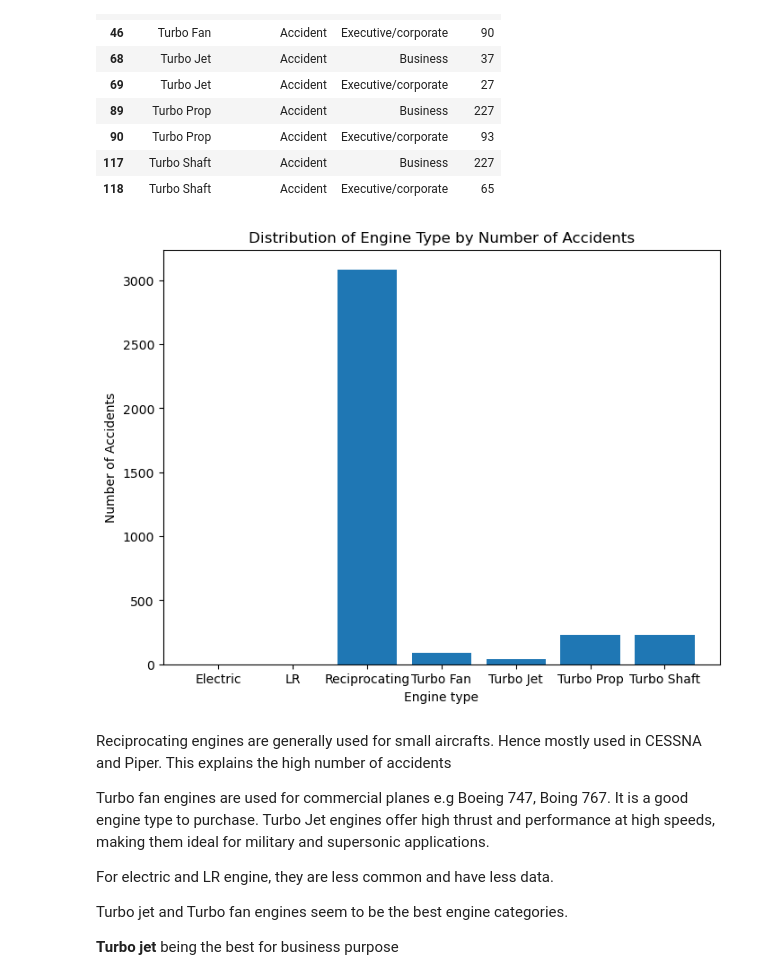
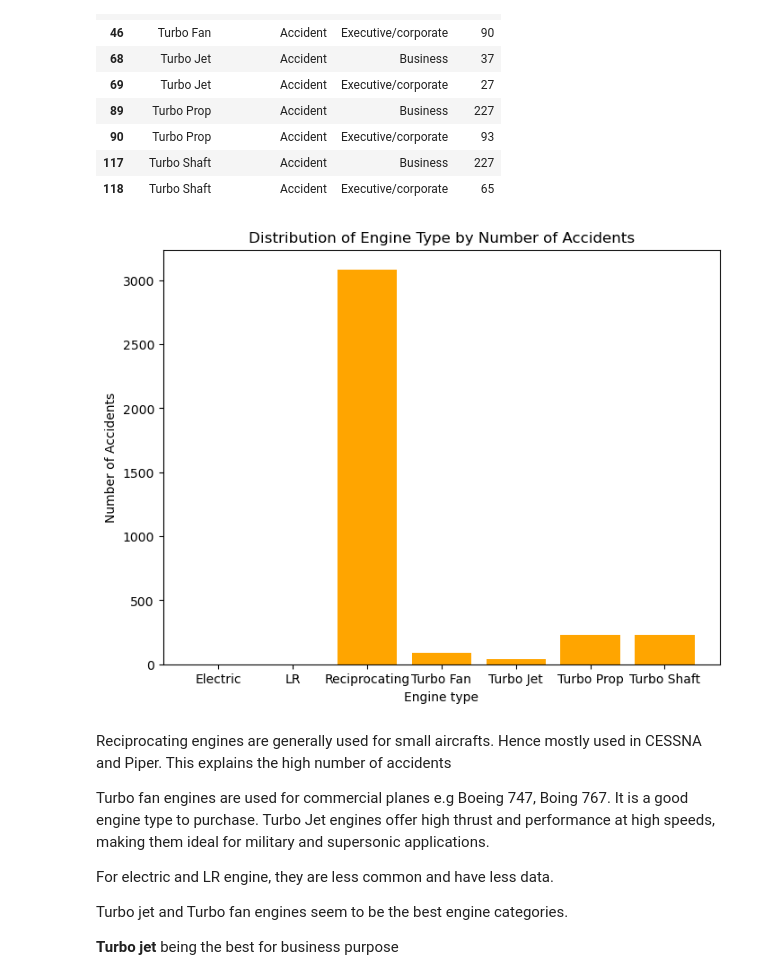
Before and after one commit to am-eric/EDA, a Jupyter notebook: EDA.ipynb, the cells around one changed output. Saved outputs shown, nothing was run; the diff lists cells and outputs as text; code cells hidden in the pictures.

```diff
--- a/EDA.ipynb
+++ b/EDA.ipynb
@@ -657,13 +711,13 @@ eng_accidents
 # %%
 # plotting engine type and the number of accidents involved in
 fig, ax = plt.subplots(figsize=(8,6))
 
-ax.bar(eng_accidents['Engine_Type'], eng_accidents['Count'])
+ax.bar(eng_accidents['Engine_Type'], eng_accidents['Count'], color = "orange")
 ax.set_xlabel('Engine type')
 ax.set_ylabel('Number of Accidents')
 ax.set_title('Distribution of Engine Type by Number of Accidents');
 # %% [output]
-[figure, old version]
+[figure, new version]
 # %% [markdown]
 Reciprocating engines are generally used for small aircrafts. Hence mostly used in CESSNA and Piper. This explains the high number of accidents
 
```
Also changed, not shown: parts of 39 cells of this notebook.
